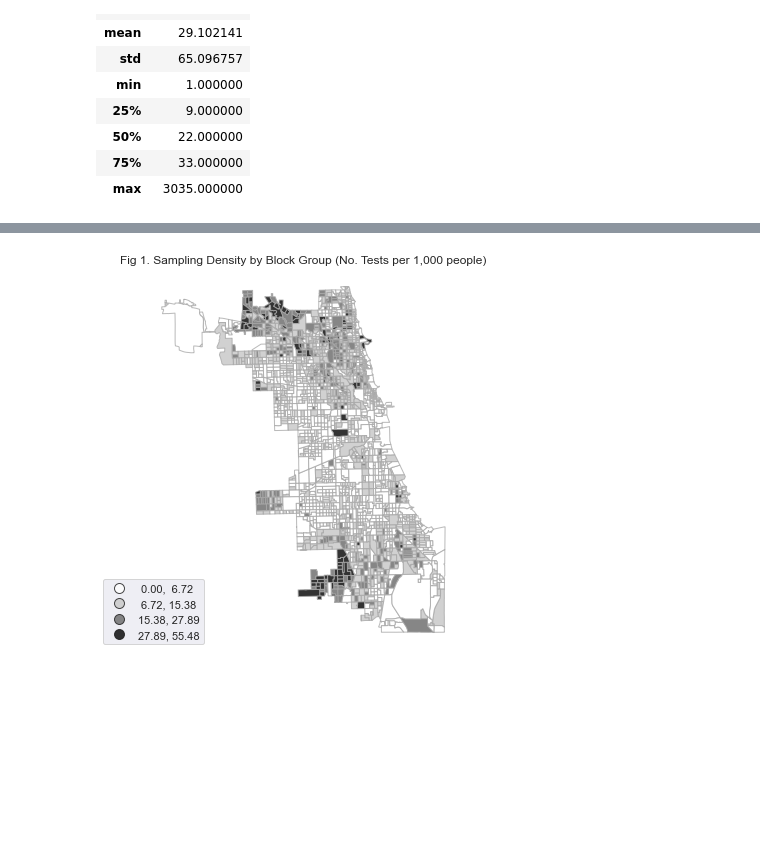
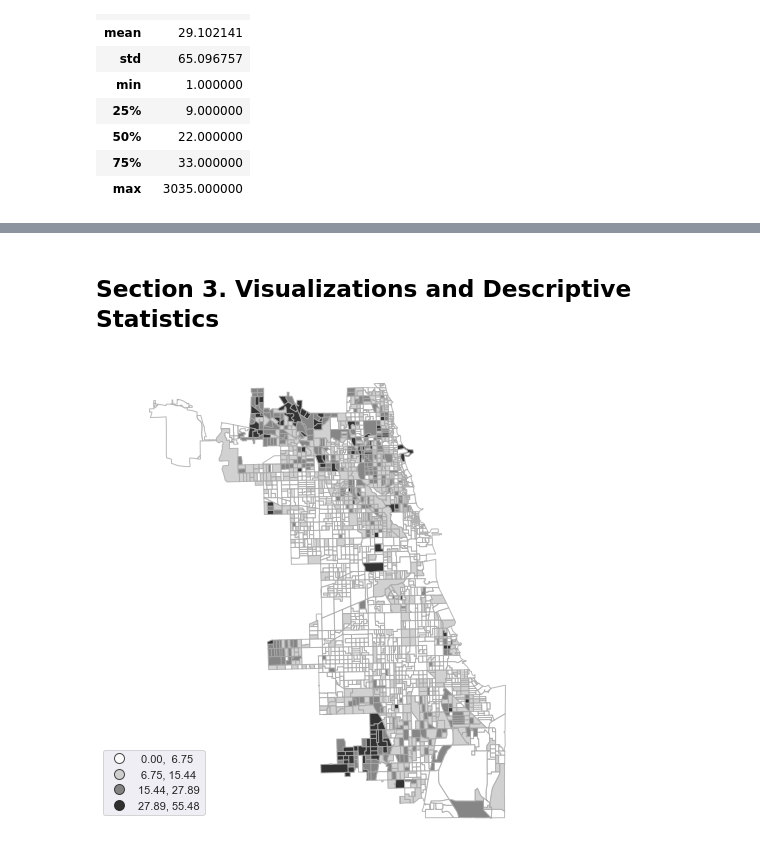
Before and after one commit to vbalza/chicago_water_lead, a Jupyter notebook: Final Notebook.ipynb, the cells around one changed output, grey strips where cells are left out. Cells and saved outputs as stored; diff of their text form; code cells hidden in the pictures; blank space fills up the shorter version.

```diff
--- a/Final Notebook.ipynb
+++ b/Final Notebook.ipynb
@@ -730,24 +670,61 @@ for_plot['threshold_medium'] = np.where(for_plot['5cnt'] >= 1, 1, 0)
+# %%
+# Creating aggregate dataset for visualizations
+max_reading = water_acs.groupby('GEOID')['max_reading'].mean().to_frame('mean_reading_blk').reset_index()
+sample_cnt = water_acs.groupby('GEOID').size().to_frame('sample_cnt').reset_index()
+t_high = water_acs.groupby('GEOID')['t_high'].sum().to_frame('15cnt').reset_index()
+t_medium = water_acs.groupby('GEOID')['t_med'].sum().to_frame('5cnt').reset_index()
+
+for_plot = census_group.merge(max_reading, on="GEOID", how="outer")
+for_plot = for_plot.merge(sample_cnt, on="GEOID", how="outer")
+for_plot = for_plot.merge(final_assessments, on="GEOID", how="outer")
+for_plot = for_plot.merge(t_high, on="GEOID", how="outer")
+for_plot = for_plot.merge(t_medium, on="GEOID", how="outer")
+
+for_plot['samp_density'] = (for_plot['sample_cnt']/for_plot['tot_pop'])*1000
+for_plot['samp_density'] = for_plot['samp_density'].replace(np.infty, 0)
+
+# Creating target variables
+for_plot['threshold_high'] = np.where(for_plot['15cnt'] >= 1, 1, 0)
+for_plot['threshold_medium'] = np.where(for_plot['5cnt'] >= 1, 1, 0)
+for_plot.head(5)
+
+for_plot[['mean_reading_blk', '15cnt', '5cnt', 'samp_density',
+          'sample_cnt']] = for_plot[['mean_reading_blk',
+                                     '15cnt', '5cnt', 'samp_density', 'sample_cnt']].fillna(0)
+
+# Imputing missing data in feature set with median
+nans = []
+for col in for_plot.columns:
+    if len(for_plot.loc[for_plot[col].isna()]) >= 1:
+        nans.append(col)
+nans
+for col in nans:
+    for_plot[col].fillna(for_plot[col].median(), inplace=True)
+# %% [markdown]
+## Section 3. Visualizations and Descriptive Statistics
 # %%
 fig = for_plot.plot(column='samp_density',
                         cmap = 'Greys',
                         figsize=(11,7),
                         scheme='natural_breaks', k=4,
                         legend = True,
                         edgecolor='darkgrey',
                         alpha=0.8)
 
-fig.set_title('Fig 1. Sampling Density by Block Group (No. Tests per 1,000 people)',
-              fontdict= {'fontsize':12})
+# fig.set_title('Fig 1. Sampling Density by Block Group (No. Tests per 1,000 people)',
+#               fontdict= {'fontsize':12})
 fig.set_axis_off()
 fig.get_legend().set_bbox_to_anchor((0., 0., 0.2, 0.2))
 
 for legend_handle in fig.get_legend().legendHandles:
     legend_handle._legmarker.set_markeredgewidth(1)
     legend_handle._legmarker.set_markeredgecolor('k')
 
-plt.savefig("Fig1.png")
+plt.tight_layout()
+plt.savefig("Fig1.png", dpi=200)
+plt.show()
 # %% [output]
-[figure, old version]
+[figure, new version]
 # %%
 fig = for_plot.plot(column='mean_reading_blk',
                         cmap = 'BuPu',
```
Also changed, not shown: parts of 37 cells of this notebook.
